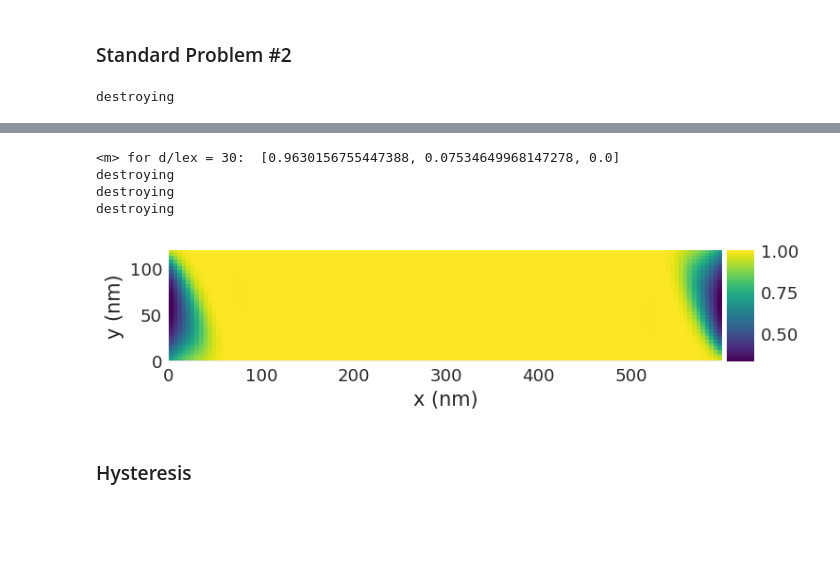
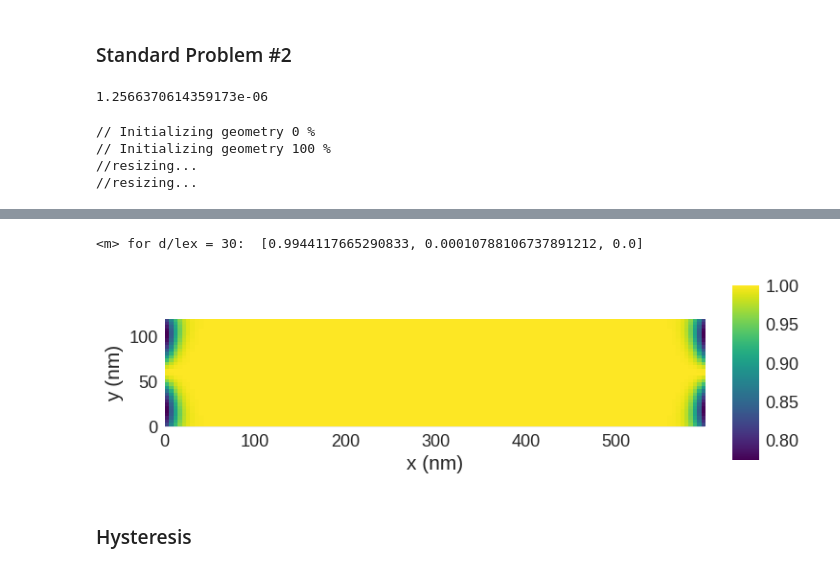
Before and after one commit to will-henderson/mumaxpy, a Jupyter notebook: examples/mumax_examples.ipynb, the cells around one changed output, grey strips where cells are left out. Saved outputs shown, nothing was run; the diff lists cells and outputs as text; code cells hidden in the pictures; blank space fills up the shorter version.

```diff
--- a/examples/mumax_examples.ipynb
+++ b/examples/mumax_examples.ipynb
@@ -36,6 +39,11 @@ mm.Run(1e-9)
 # %% [markdown]
 ### Standard Problem #2
+# %%
+4
+# %% [output]
+1.2566370614359173e-06
 # %%
+mm.Reset()
 mm.Msat = 1000e3
 mm.Aex = 10e-12
 
@@ -57,6 +65,9 @@ mm.Relax()
 print("<m> for d/lex = 30: ", mm.m.Average())
 
 magnetisation = mm.DiscretisedField(mm.m)
-magnetisation.plane('z').x.mpl.scalar()
+magnetisation.sel('z').x.mpl()
 # %% [output]
-destroying
+// Initializing geometry 0 %
+// Initializing geometry 100 %
+//resizing...
+//resizing...
@@ -64,8 +75,5 @@ destroying
-<m> for d/lex = 30:  [0.9630156755447388, 0.07534649968147278, 0.0]
-destroying
-destroying
-destroying
+<m> for d/lex = 30:  [0.9944117665290833, 0.00010788106737891212, 0.0]
-[figure, old version]
+[figure, new version]
 # %% [markdown]
 ### Hysteresis
 # %%
```
Also changed, not shown: parts of 10 cells of this notebook, 26 other files.
